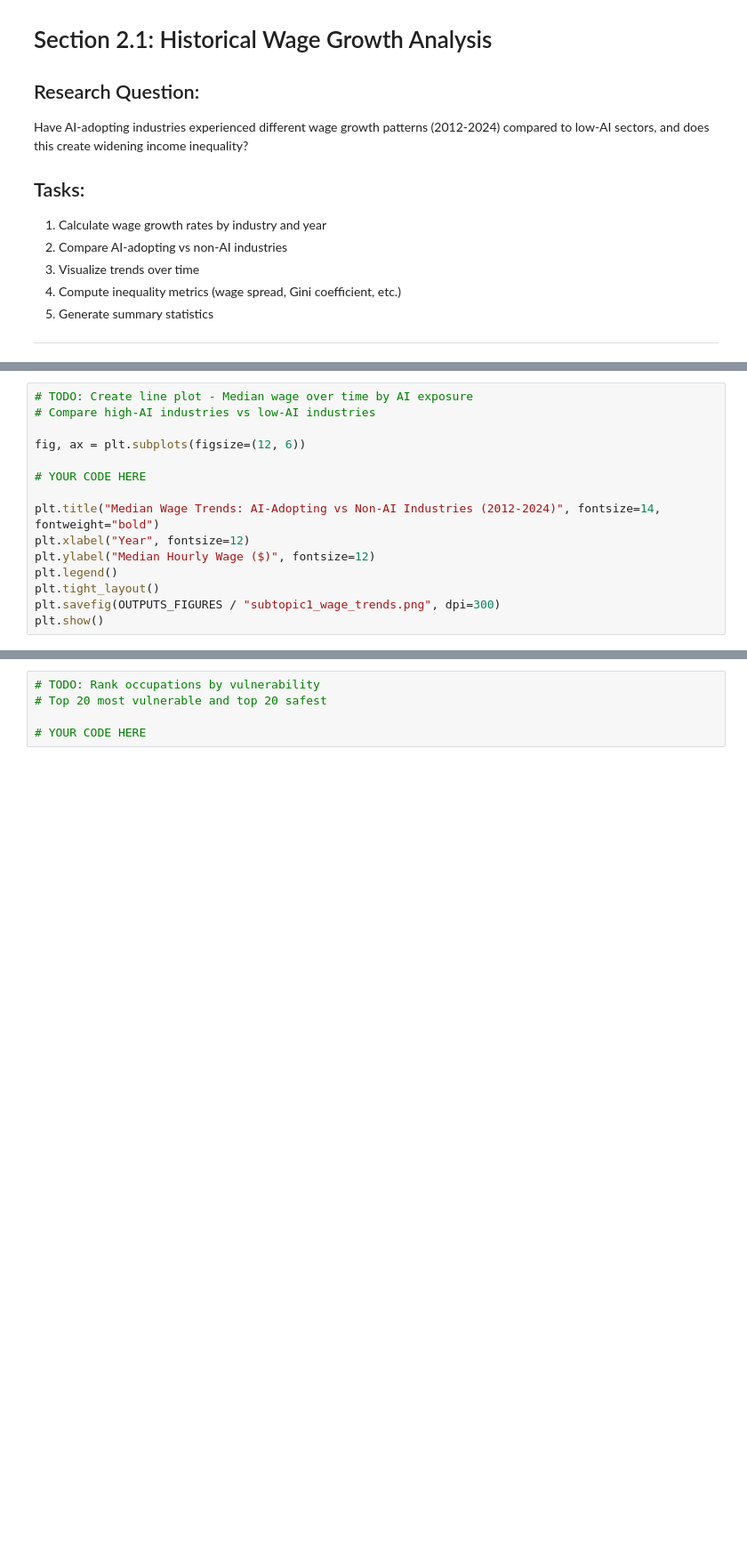
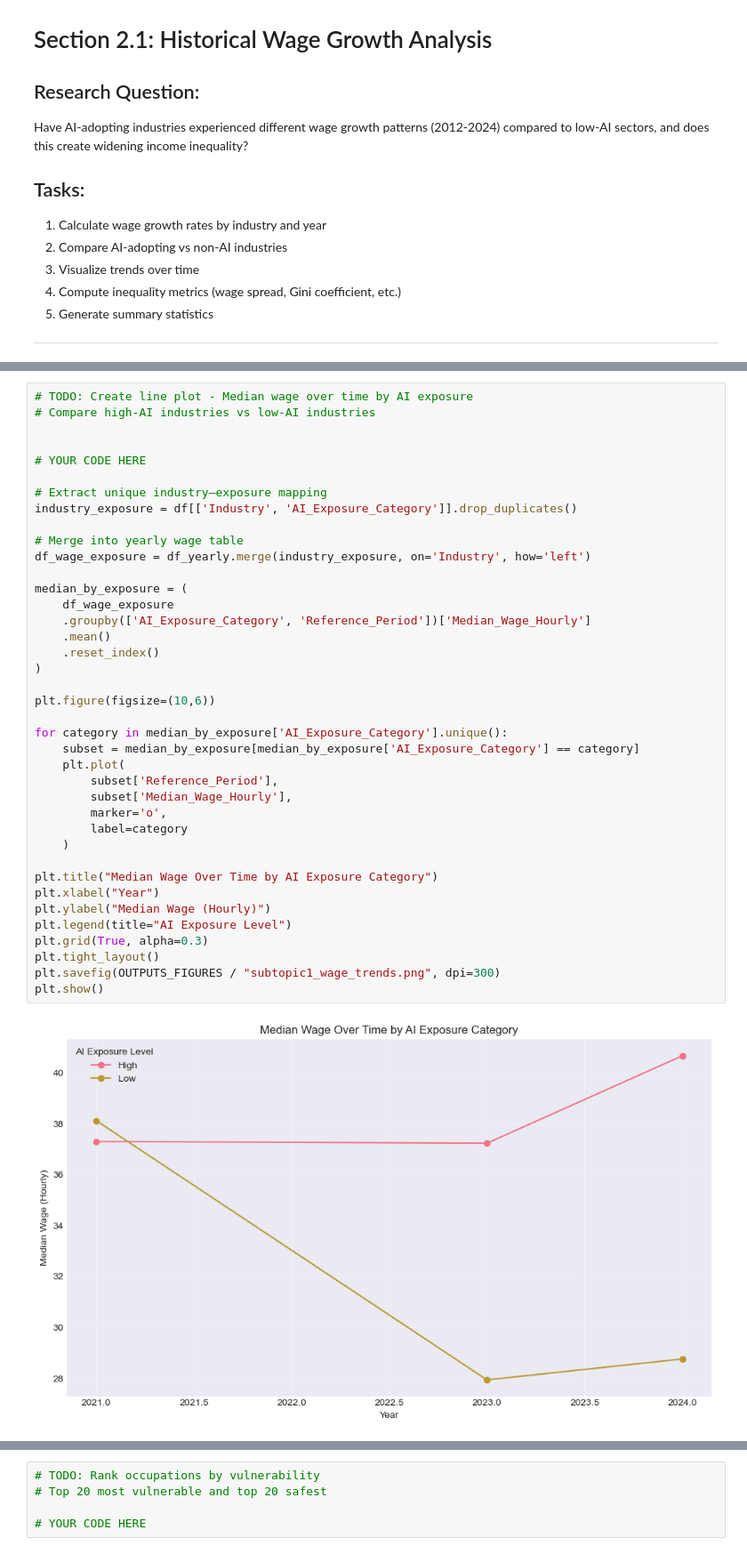
Before and after one commit to ojadeyemi/MATH_1130_Final_Project, a Jupyter notebook: notebooks/02_analysis.ipynb, the cells around one changed output, grey strips where cells are left out. Shown: that part at 89% size. Saved outputs shown, nothing was run; the diff lists cells and outputs as text; blank space fills up the shorter version.

```diff
--- a/notebooks/02_analysis.ipynb
+++ b/notebooks/02_analysis.ipynb
@@ -93,18 +165,44 @@ print(df["Period"].value_counts())
 # %%
 # TODO: Create line plot - Median wage over time by AI exposure
 # Compare high-AI industries vs low-AI industries
 
-fig, ax = plt.subplots(figsize=(12, 6))
 
 # YOUR CODE HERE
 
-plt.title("Median Wage Trends: AI-Adopting vs Non-AI Industries (2012-2024)", fontsize=14, fontweight="bold")
-plt.xlabel("Year", fontsize=12)
-plt.ylabel("Median Hourly Wage ($)", fontsize=12)
-plt.legend()
+# Extract unique industry–exposure mapping
+industry_exposure = df[['Industry', 'AI_Exposure_Category']].drop_duplicates()
+
+# Merge into yearly wage table
+df_wage_exposure = df_yearly.merge(industry_exposure, on='Industry', how='left')
+
+median_by_exposure = (
+    df_wage_exposure
+    .groupby(['AI_Exposure_Category', 'Reference_Period'])['Median_Wage_Hourly']
+    .mean()
+    .reset_index()
+)
+
+plt.figure(figsize=(10,6))
+
+for category in median_by_exposure['AI_Exposure_Category'].unique():
+    subset = median_by_exposure[median_by_exposure['AI_Exposure_Category'] == category]
+    plt.plot(
+        subset['Reference_Period'],
+        subset['Median_Wage_Hourly'],
+        marker='o',
+        label=category
+    )
+
+plt.title("Median Wage Over Time by AI Exposure Category")
+plt.xlabel("Year")
+plt.ylabel("Median Wage (Hourly)")
+plt.legend(title="AI Exposure Level")
+plt.grid(True, alpha=0.3)
 plt.tight_layout()
 plt.savefig(OUTPUTS_FIGURES / "subtopic1_wage_trends.png", dpi=300)
 plt.show()
+# %% [output]
+[figure, added]
 # %%
 # TODO: Create box plot - Wage distribution by AI exposure
 # Show inequality within and between industries
```
Also changed, not shown: parts of 28 cells of this notebook, 1 other file.
